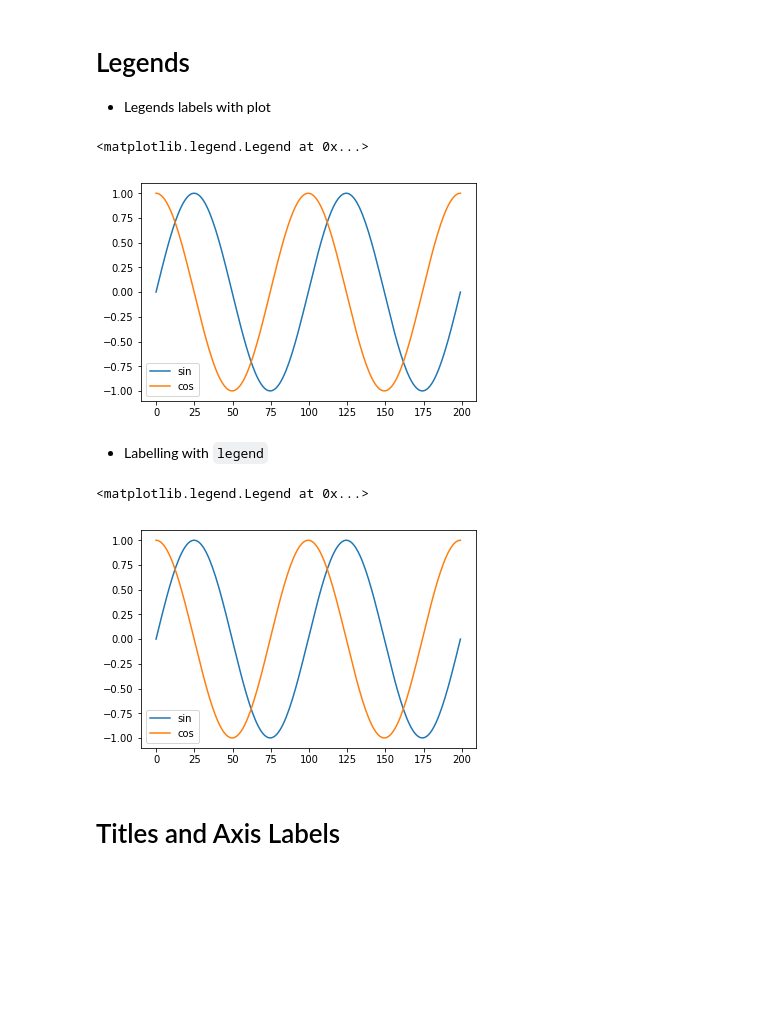
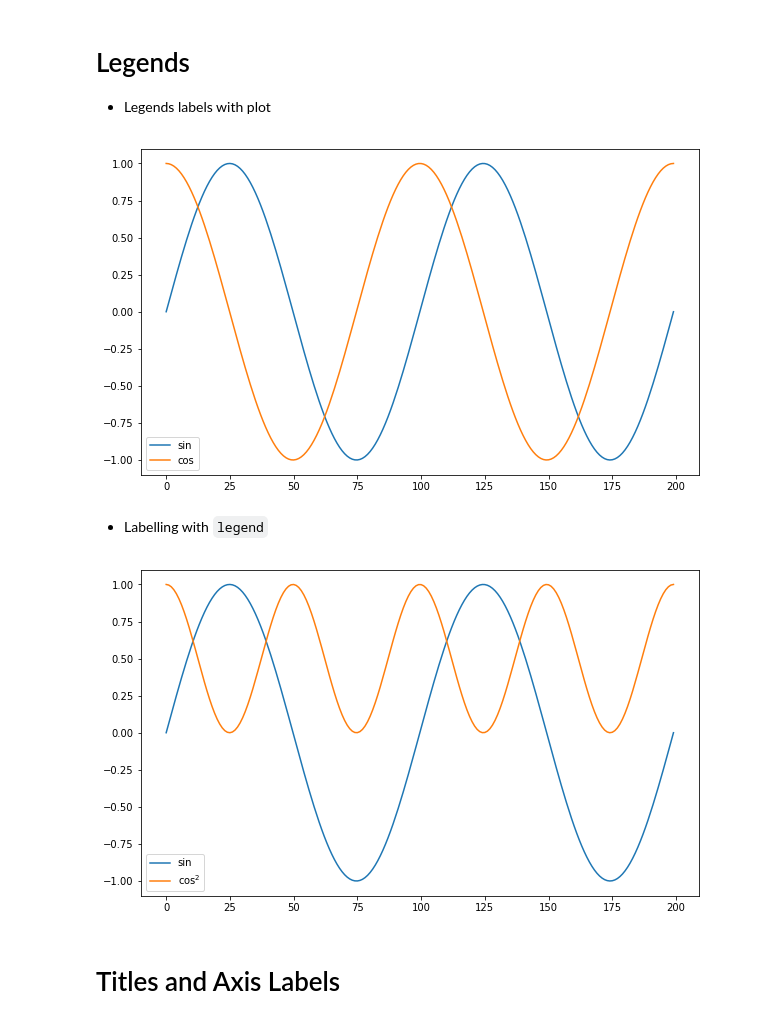
Before and after one commit to pnavaro/math-python, a Jupyter notebook: 12.Matplotlib.ipynb, the cells around one changed output. Cells and saved outputs as stored; diff of their text form; code cells hidden in the pictures; blank space fills up the shorter version.

```diff
--- a/12.Matplotlib.ipynb
+++ b/12.Matplotlib.ipynb
@@ -25,9 +25,9 @@ conda install matplotlib
 # %%
 %matplotlib inline
-# Show up your plots inline and import matplotlib
 import numpy as np
 import matplotlib.pyplot as plt
 
+plt.rcParams['figure.figsize'] = (10.0, 6.0) # set figures display bigger
 x = np.linspace(- 3*np.pi,3*np.pi,100)
-plt.plot(x,np.sin(x)/x)
+plt.plot(x,np.sin(x)/x);
 # %% [output]
@@ -105,19 +95,17 @@ plt.plot(z)
 theta =np.linspace(0,4*np.pi,200)
 plt.plot(np.sin(theta), label='sin')
 plt.plot(np.cos(theta), label='cos')
-plt.legend()
+plt.legend();
 # %% [output]
-<matplotlib.legend.Legend at 0x...>
-[figure, old version]
+[figure, new version]
 # %% [markdown]
 - Labelling with `legend`
 # %%
 plt.plot(np.sin(theta))
-plt.plot(np.cos(theta))
-plt.legend(['sin','cos'])
+plt.plot(np.cos(theta)**2)
+plt.legend(['sin','$\cos^2$']);
 # %% [output]
-<matplotlib.legend.Legend at 0x...>
-[figure, old version]
+[figure, new version]
 # %% [markdown]
 # Titles and Axis Labels
 # %%
```
Also changed, not shown: parts of 21 cells of this notebook, 3 other files.
